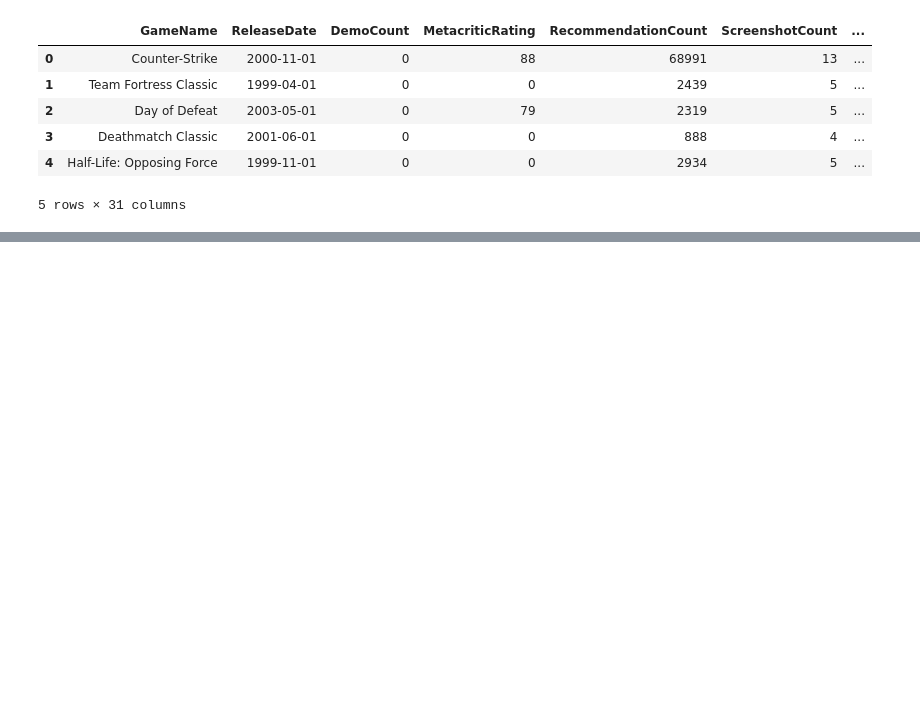
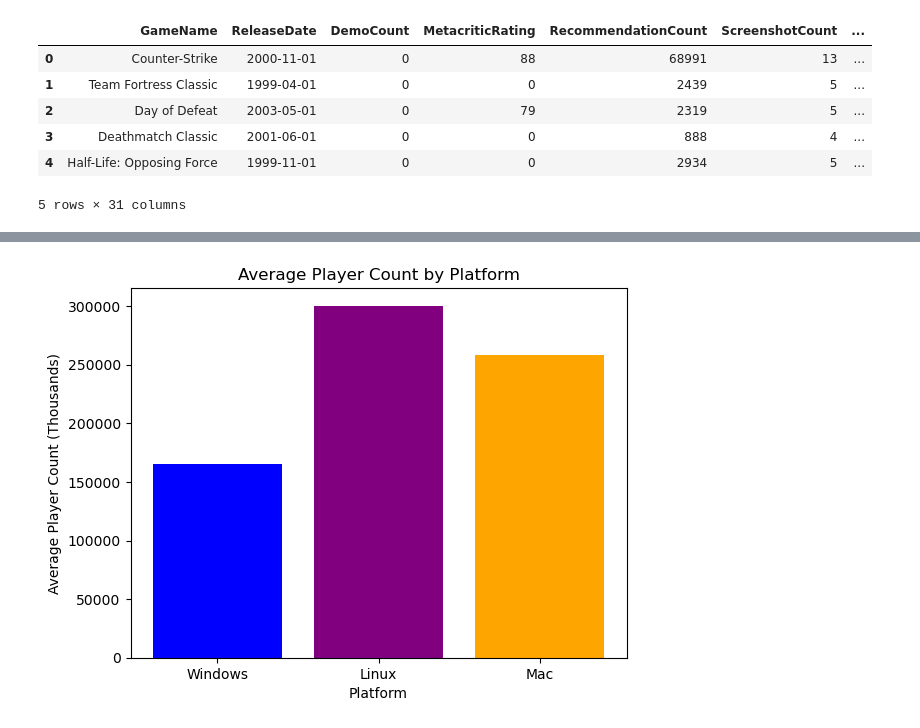
Before and after one commit to nardyjh/Project1-Group7, a Jupyter notebook: project1_Group7_game.ipynb, the cells around one changed output, grey strips where cells are left out. Drawn from its saved outputs; the diff is of its cells as text; code cells hidden in the pictures; blank space fills up the shorter version.

Commit message:
Jorge's Platforms and Marketing Commit

```diff
--- a/project1_Group7_game.ipynb
+++ b/project1_Group7_game.ipynb
@@ -50,0 +58,22 @@ cleaned_data_df.head()
+# %%
+# Load cleaned dataset
+file_path = "Resources/clean_data.csv"
+cleaned_data_df = pd.read_csv(file_path)
+# %%
+# Calculate the average player count for each platform
+windows_player_counts = cleaned_data_df[cleaned_data_df['PlatformWindows'] == True]['SteamSpyOwners'].mean()
+linux_player_counts = cleaned_data_df[cleaned_data_df['PlatformLinux'] == True]['SteamSpyOwners'].mean()
+mac_player_counts = cleaned_data_df[cleaned_data_df['PlatformMac'] == True]['SteamSpyOwners'].mean()
+
+# Create a bar chart to visualize the results
+platforms = ['Windows', 'Linux', 'Mac']
+average_player_counts = [windows_player_counts, linux_player_counts, mac_player_counts]
+colors = ['blue', 'purple', 'orange']
+
+plt.bar(platforms, average_player_counts, color=colors)
+plt.title('Average Player Count by Platform')
+plt.xlabel('Platform')
+plt.ylabel('Average Player Count (Thousands)')
+plt.show()
+# %% [output]
+[figure, added]
```
Also changed, not shown: parts of 28 cells of this notebook, 3 other files.
